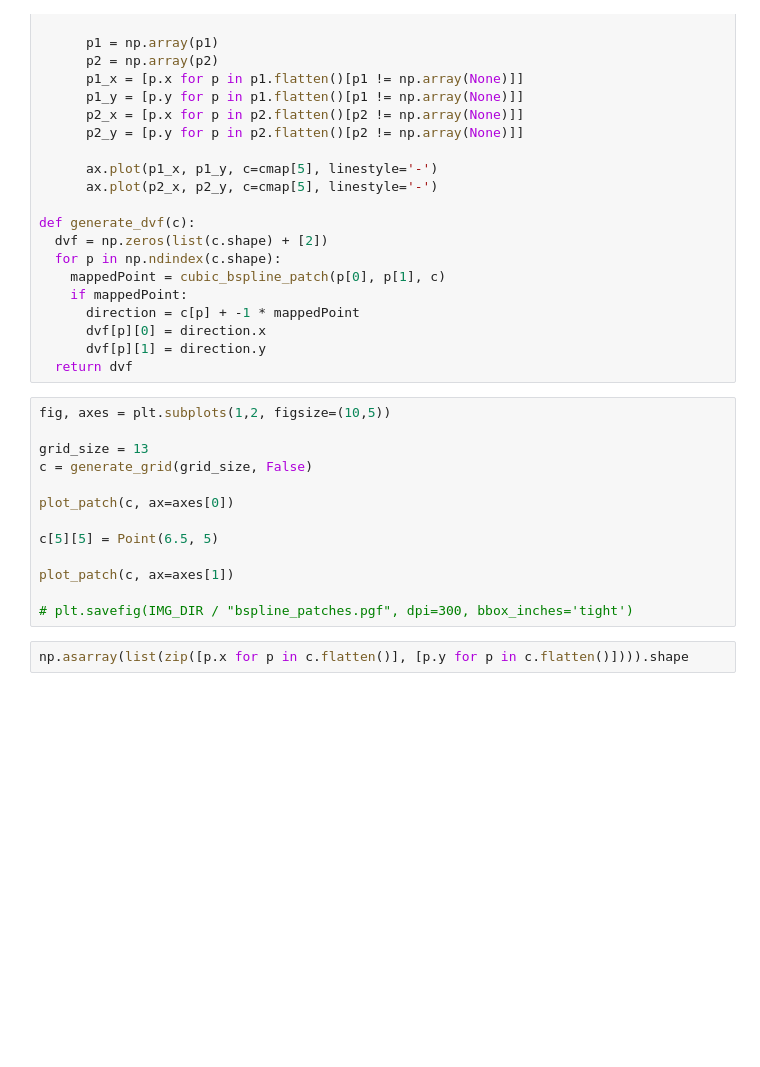
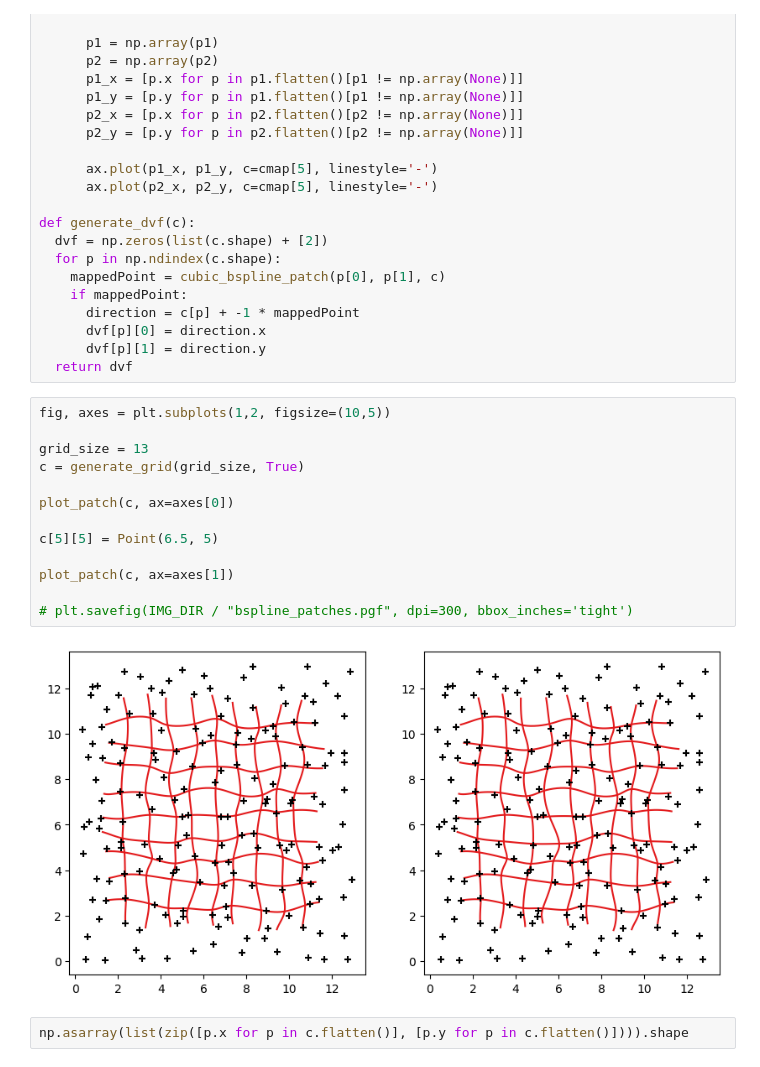
Before and after one commit to joasiee/elastix, a Jupyter notebook: experiments/notebooks/bsplines.ipynb, the cells around one changed output. Saved outputs shown, nothing was run; the diff lists cells and outputs as text; blank space fills up the shorter version.

Commit message:
hybrid plots

```diff
--- a/experiments/notebooks/bsplines.ipynb
+++ b/experiments/notebooks/bsplines.ipynb
@@ -133,16 +133,18 @@ def generate_dvf(c):
 # %%
 fig, axes = plt.subplots(1,2, figsize=(10,5))
 
 grid_size = 13
-c = generate_grid(grid_size, False)
+c = generate_grid(grid_size, True)
 
 plot_patch(c, ax=axes[0])
 
 c[5][5] = Point(6.5, 5)
 
 plot_patch(c, ax=axes[1])
 
 # plt.savefig(IMG_DIR / "bspline_patches.pgf", dpi=300, bbox_inches='tight')
+# %% [output]
+[figure, added]
 # %%
 np.asarray(list(zip([p.x for p in c.flatten()], [p.y for p in c.flatten()]))).shape
 # %%
```
Also changed, not shown: 6 other files.
